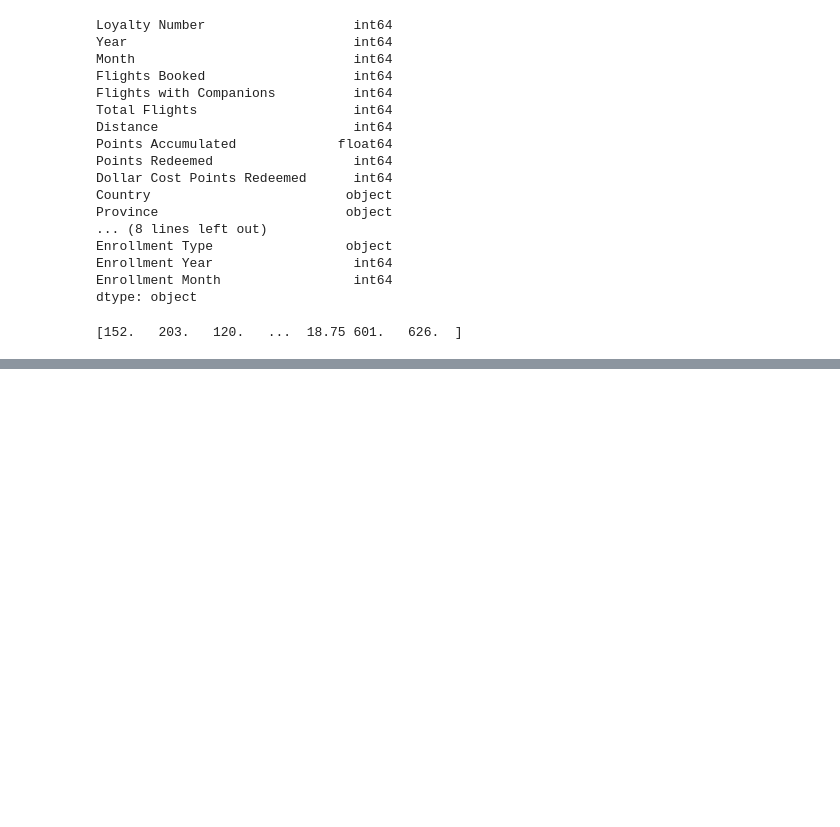
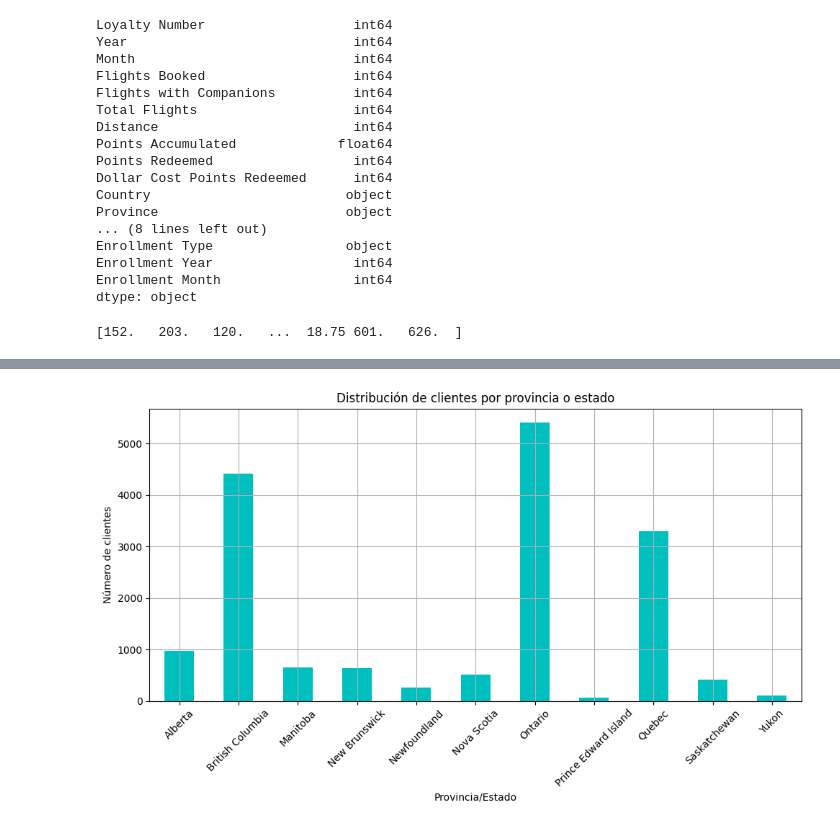
Before and after one commit to Adalab/bda-modulo-3-evaluacion-final-mandyhdezl, a Jupyter notebook: amada_hernandez_mod3_evaluacion.ipynb, the cells around one changed output, grey strips where cells are left out. Saved outputs shown, nothing was run; the diff lists cells and outputs as text; code cells hidden in the pictures; blank space fills up the shorter version.

```diff
--- a/amada_hernandez_mod3_evaluacion.ipynb
+++ b/amada_hernandez_mod3_evaluacion.ipynb
@@ -370,0 +491,4 @@ dtype: object
+# %%
+# Agrupar por 'Province' y contar el número único de 'Loyalty Number' (clientes)
+distribucion_provincia = df_merged.groupby("Province")["Loyalty Number"].nunique()
+distribucion_provincia
@@ -370,0 +509,13 @@ dtype: object
+# %%
+# Crear un gráfico de barras para visualizar la distribución de clientes por provincia
+plt.figure(figsize=(10, 6))
+distribucion_provincia.plot(kind='bar', color='c')
+plt.title("Distribución de clientes por provincia o estado")
+plt.xlabel("Provincia/Estado")
+plt.ylabel("Número de clientes")
+plt.xticks(rotation=45)
+plt.grid(True)
+plt.tight_layout()
+plt.show()
+# %% [output]
+[figure, added]
```
Also changed, not shown: parts of 18 cells of this notebook.
